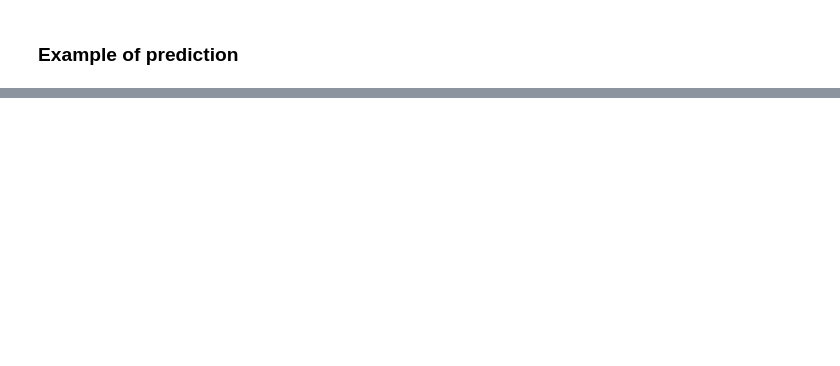
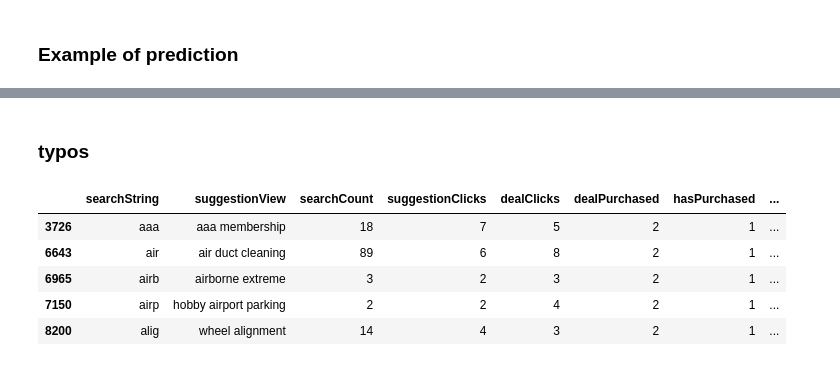
Before and after one commit to zphilippcz/research, a Jupyter notebook: suggest/suggest_model_train_test.ipynb, the cells around one changed output, grey strips where cells are left out. Drawn from its saved outputs; the diff is of its cells as text; code cells hidden in the pictures; blank space fills up the shorter version.

Commit message:
typos

```diff
--- a/suggest/suggest_model_train_test.ipynb
+++ b/suggest/suggest_model_train_test.ipynb
@@ -263,0 +300,12 @@ Predicted label for '360 chi' vs '360 chicago': 0.9152
+# %% [markdown]
+### typos
+# %%
+df = grouped.query("dealPurchased > 1")
+df.head()
+# %% [output]
+|  | searchString | suggestionView | searchCount | suggestionClicks | dealClicks | dealPurchased | hasPurchased | ... |
+| 3726 | aaa | aaa membership | 18 | 7 | 5 | 2 | 1 | ... |
+| 6643 | air | air duct cleaning | 89 | 6 | 8 | 2 | 1 | ... |
+| 6965 | airb | airborne extreme | 3 | 2 | 3 | 2 | 1 | ... |
+| 7150 | airp | hobby airport parking | 2 | 2 | 4 | 2 | 1 | ... |
+| 8200 | alig | wheel alignment | 14 | 4 | 3 | 2 | 1 | ... |
```
Also changed, not shown: parts of 16 cells of this notebook, 2 other files.
